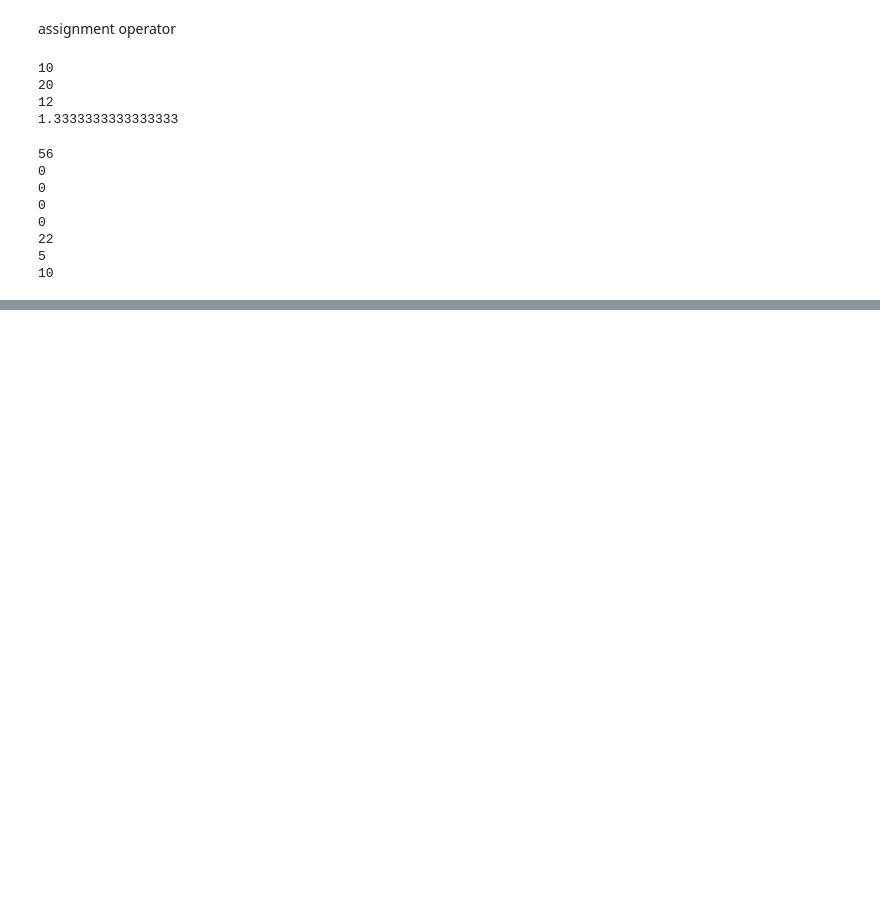
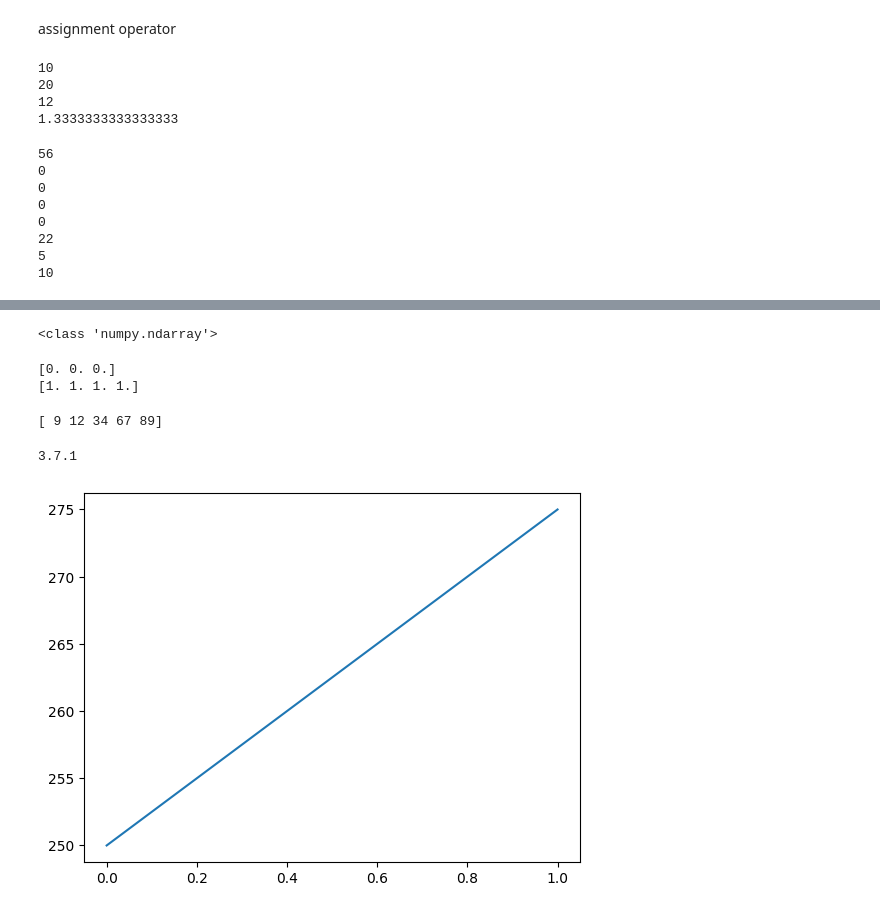
Before and after one commit to kaveritirlapur/kaveri, a Jupyter notebook: ml.ipynb, the cells around one changed output, grey strips where cells are left out. Cells and saved outputs as stored; diff of their text form; code cells hidden in the pictures; blank space fills up the shorter version.

```diff
--- a/ml.ipynb
+++ b/ml.ipynb
@@ -532,0 +715,35 @@ print(x)
+# %%
+a=np.array([35,1,34,36,27,48])
+print(type(a))
+# %% [output]
+<class 'numpy.ndarray'>
+# %%
+b=np.zeros(3)
+c=np.ones(4)
+print(b)
+print(c)
+# %% [output]
+[0. 0. 0.]
+[1. 1. 1. 1.]
+# %%
+a=np.array([34,89,67,12,9])
+d=np.sort(a)
+print(d)
+# %% [output]
+[ 9 12 34 67 89]
+# %%
+import matplotlib
+print(matplotlib.__version__)
+# %% [output]
+3.7.1
+# %%
+import matplotlib.pyplot as plt
+import numpy as np
+x=np.linspace(0,1,10)
+m=25
+c=250
+y=m*x+c
+plt.plot(x,y)
+plt.show()
+# %% [output]
+[figure, added]
```
Also changed, not shown: parts of 29 cells of this notebook.
